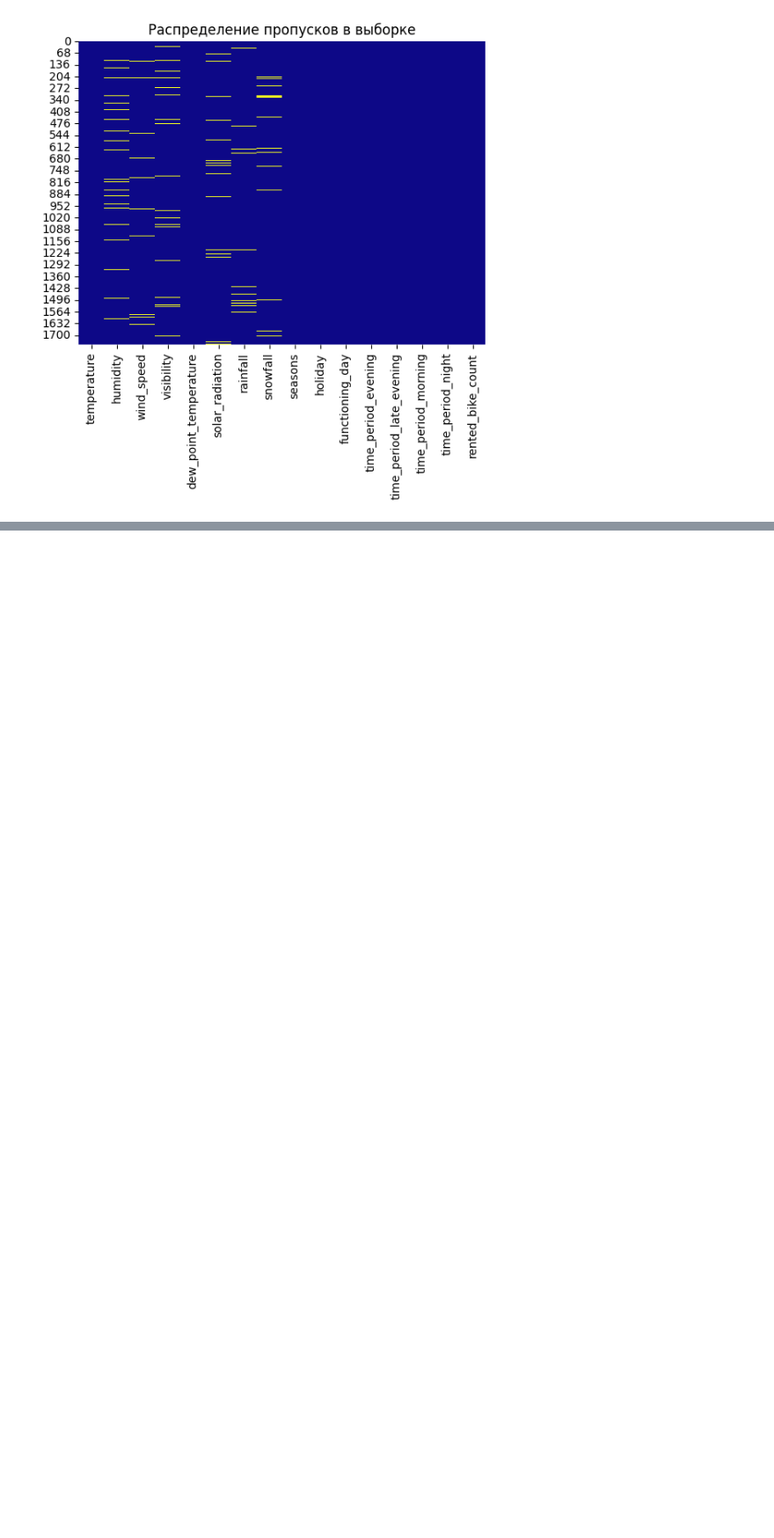
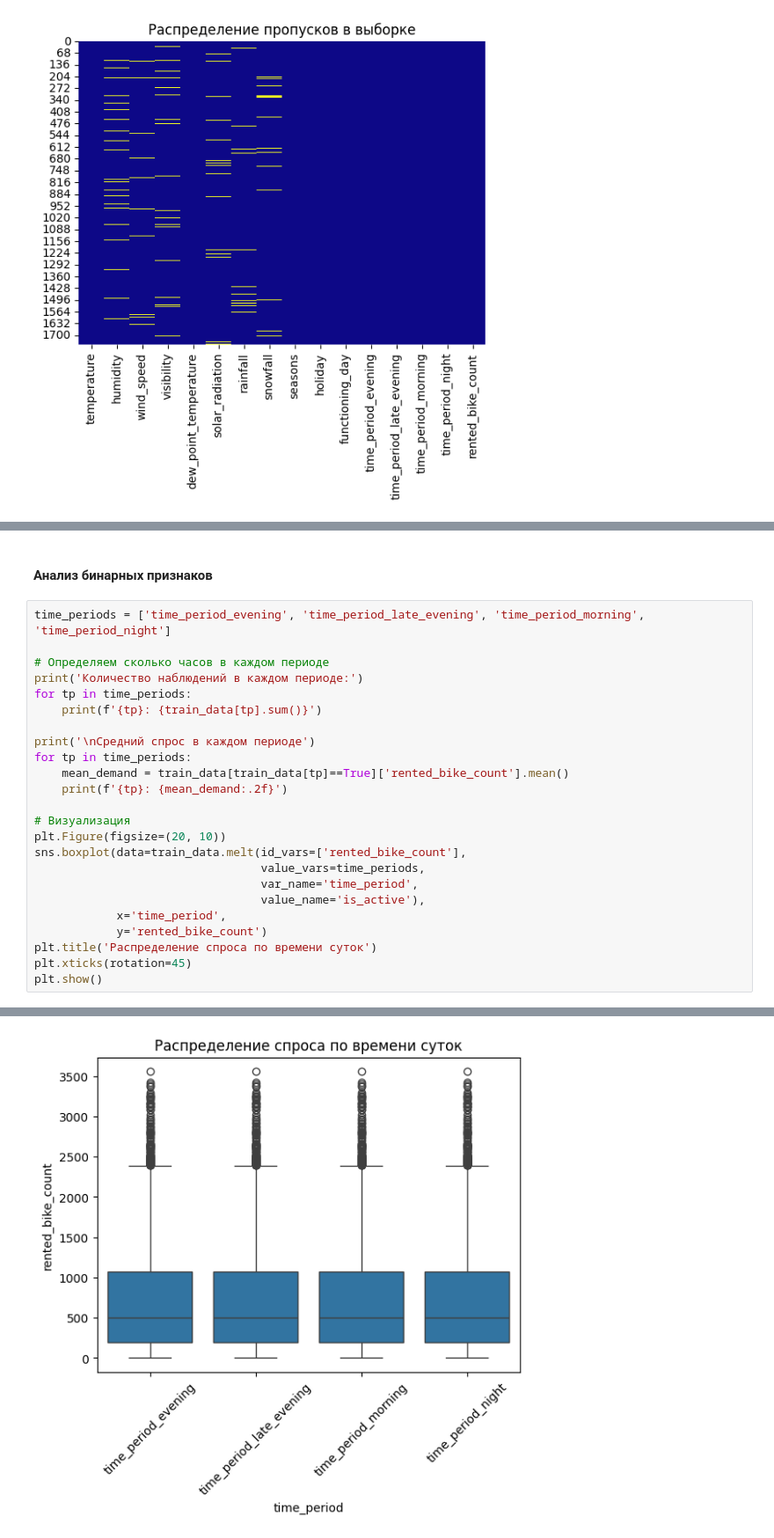
Before and after one commit to MEYakunin/Sprint14_Bike_Rental_Forecast, a Jupyter notebook: BikeSouth_nonlinear_demand_forecast.ipynb, the cells around one changed output, grey strips where cells are left out. Shown at 88% size. Drawn from its saved outputs; the diff is of its cells as text; blank space fills up the shorter version.

```diff
--- a/BikeSouth_nonlinear_demand_forecast.ipynb
+++ b/BikeSouth_nonlinear_demand_forecast.ipynb
@@ -479,0 +489,27 @@ plt.show()
+# %% [markdown]
+#### Анализ бинарных признаков
+# %%
+time_periods = ['time_period_evening', 'time_period_late_evening', 'time_period_morning', 'time_period_night']
+
+# Определяем сколько часов в каждом периоде
+print('Количество наблюдений в каждом периоде:')
+for tp in time_periods:
+    print(f'{tp}: {train_data[tp].sum()}')
+
+print('\nСредний спрос в каждом периоде')
+for tp in time_periods:
+    mean_demand = train_data[train_data[tp]==True]['rented_bike_count'].mean()
+    print(f'{tp}: {mean_demand:.2f}')
+
+# Визуализация
+plt.Figure(figsize=(20, 10))
+sns.boxplot(data=train_data.melt(id_vars=['rented_bike_count'],
+                                 value_vars=time_periods,
+                                 var_name='time_period',
+                                 value_name='is_active'),
+            x='time_period',
+            y='rented_bike_count')
+plt.title('Распределение спроса по времени суток')
+plt.xticks(rotation=45)
+plt.show()
+# %% [output]
@@ -479,0 +527 @@ plt.show()
+[figure, added]
```
Also changed, not shown: parts of 18 cells of this notebook, 1 other file.
